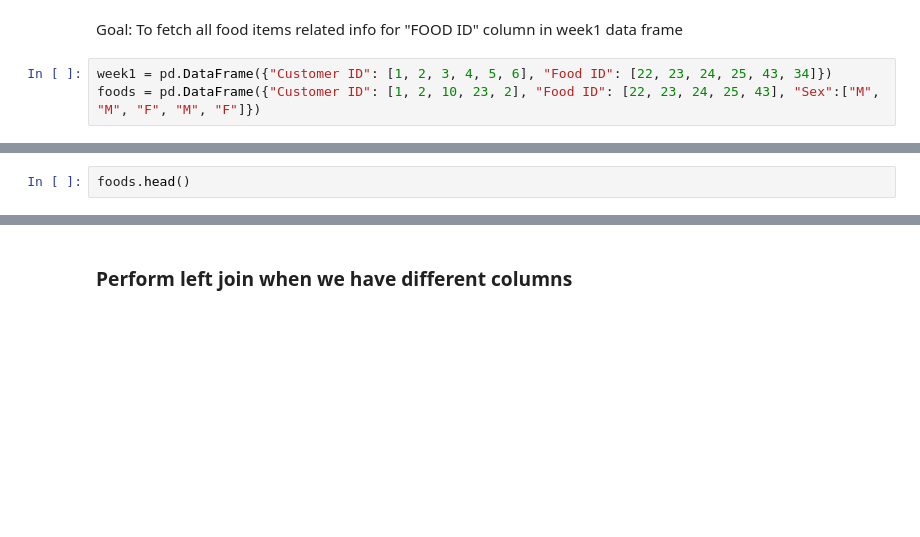
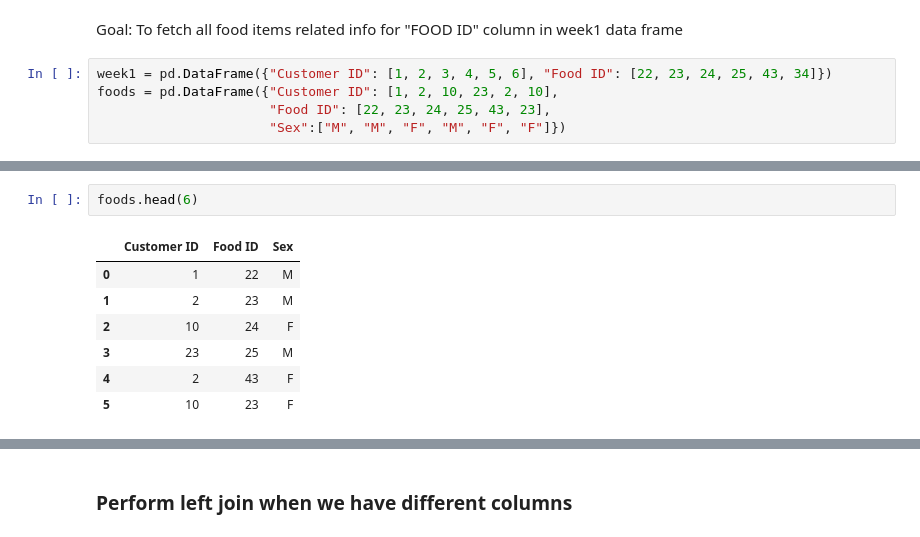
Before and after one commit to madhubabukencha/pandas, a Jupyter notebook: top7_Merging_Joining_Concatenating/Merging_Joining_Concatenating.ipynb, the cells around one changed output, grey strips where cells are left out. Cells and saved outputs as stored; diff of their text form; blank space fills up the shorter version.

```diff
--- a/top7_Merging_Joining_Concatenating/Merging_Joining_Concatenating.ipynb
+++ b/top7_Merging_Joining_Concatenating/Merging_Joining_Concatenating.ipynb
@@ -93,6 +204,8 @@ The LEFT JOIN keyword returns all records from the left table (table1), and the
 Goal: To fetch all food items related info for "FOOD ID" column in week1 data frame
 # %%
 week1 = pd.DataFrame({"Customer ID": [1, 2, 3, 4, 5, 6], "Food ID": [22, 23, 24, 25, 43, 34]})
-foods = pd.DataFrame({"Customer ID": [1, 2, 10, 23, 2], "Food ID": [22, 23, 24, 25, 43], "Sex":["M", "M", "F", "M", "F"]})
+foods = pd.DataFrame({"Customer ID": [1, 2, 10, 23, 2, 10],
+                      "Food ID": [22, 23, 24, 25, 43, 23],
+                      "Sex":["M", "M", "F", "M", "F", "F"]})
 # %%
 week1.head()
@@ -99,4 +219,12 @@ week1.head()
 # %%
-foods.head()
+foods.head(6)
+# %% [output]
+|  | Customer ID | Food ID | Sex |
+| 0 | 1 | 22 | M |
+| 1 | 2 | 23 | M |
+| 2 | 10 | 24 | F |
+| 3 | 23 | 25 | M |
+| 4 | 2 | 43 | F |
+| 5 | 10 | 23 | F |
 # %%
 week1.merge(foods, how="left", on="Food ID", sort=True, indicator=True)
```
Also changed, not shown: parts of 19 cells of this notebook, 2 other files.
